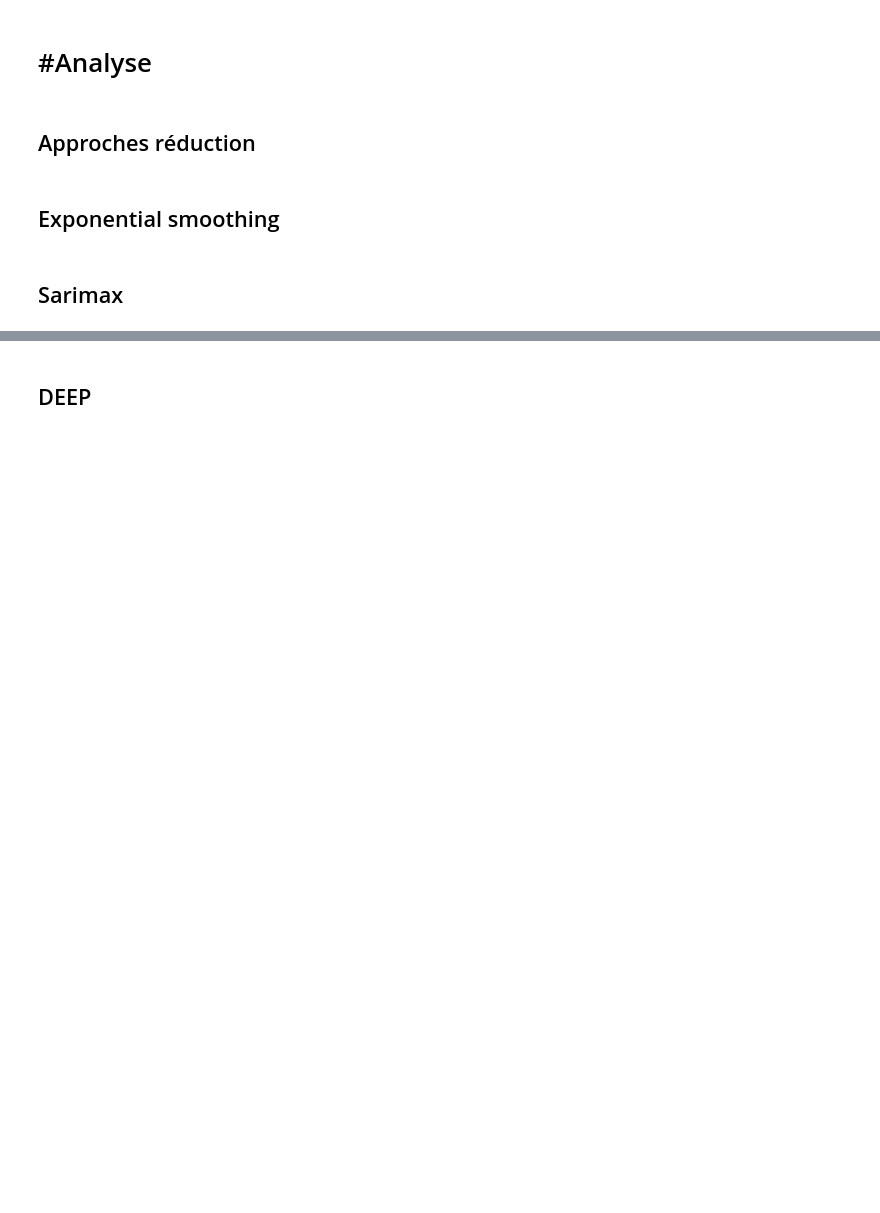
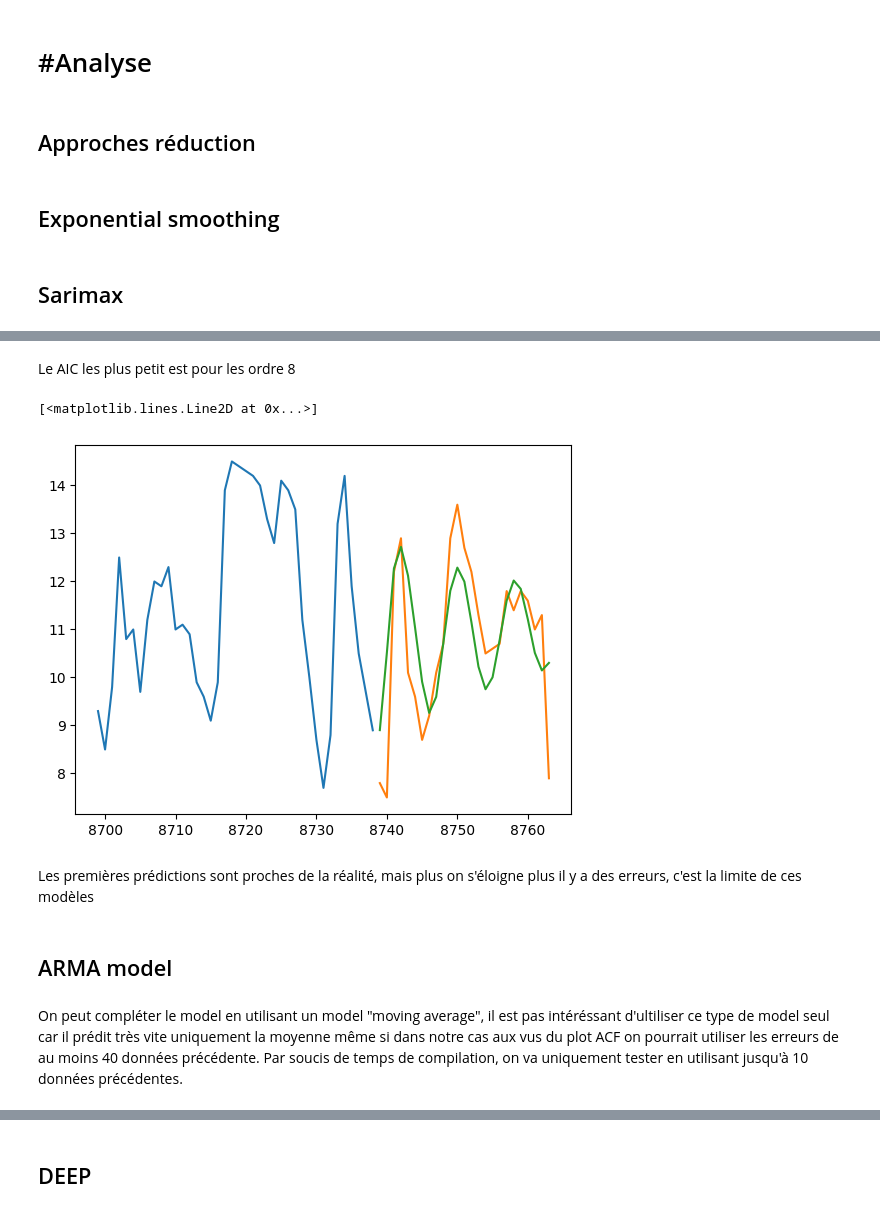
Before and after one commit to JAndretti/Projet-Time-Series-E5, a Jupyter notebook: main.ipynb, the cells around one changed output, grey strips where cells are left out. Saved outputs shown, nothing was run; the diff lists cells and outputs as text; code cells hidden in the pictures; blank space fills up the shorter version.

```diff
--- a/main.ipynb
+++ b/main.ipynb
@@ -350,0 +402,18 @@ la valeur la plus faible en loss correspond à une saisonalité de :  2910
+# %% [markdown]
+Le AIC les plus petit est pour les ordre 8
+# %%
+mod_AR = ARIMA(y_train, order=(8,0,0))
+res = mod_AR.fit()
+# %%
+plt.plot(y_train[-40:])
+plt.plot(y_test[:30])
+plt.plot(res.forecast(30))
+# %% [output]
+[<matplotlib.lines.Line2D at 0x...>]
+[figure, added]
+# %% [markdown]
+Les premières prédictions sont proches de la réalité, mais plus on s'éloigne plus il y a des erreurs, c'est la limite de ces modèles
+# %% [markdown]
+## ARMA model
+# %% [markdown]
+On peut compléter le model en utilisant un model "moving average", il est pas intéréssant d'ultiliser ce type de model seul car il prédit très vite uniquement la moyenne même si dans notre cas aux vus du plot ACF on pourrait utiliser les erreurs de au moins 40 données précédente. Par soucis de temps de compilation, on va uniquement tester en utilisant jusqu'à 10 données précédentes.
```
Also changed, not shown: parts of 24 cells of this notebook.
